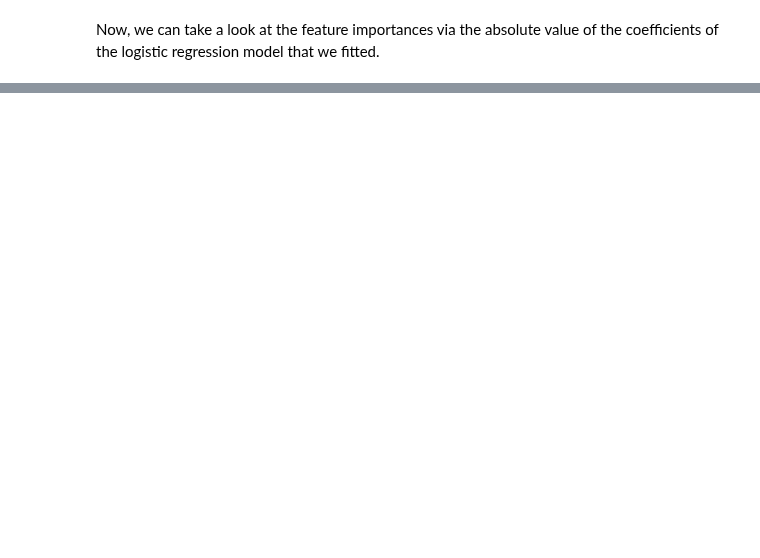
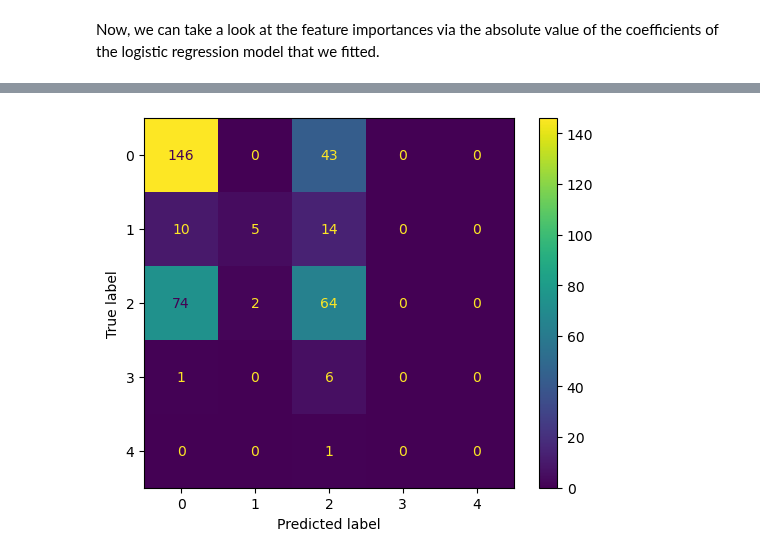
Before and after one commit to diverse-data-hub/diverse-data-hub.github.io, a Jupyter notebook: website_files/notebooks/py-hcmst.ipynb, the cells around one changed output, grey strips where cells are left out. Cells and saved outputs as stored; diff of their text form; code cells hidden in the pictures; blank space fills up the shorter version.

Commit message:
start prediction

```diff
--- a/website_files/notebooks/py-hcmst.ipynb
+++ b/website_files/notebooks/py-hcmst.ipynb
@@ -325,5 +272,5 @@ hcmst.head()
 X = hcmst.drop(columns=['relationship_quality'])
 y = hcmst['relationship_quality']
 
-X_train, X_test, y_train, y_test = train_test_split(X, y, test_size=0.3, random_state=123)
+X_train, X_test, y_train, y_test = train_test_split(X, y, test_size=0.3, random_state=123, stratify=y)
 # %% [markdown]
@@ -379,0 +358,4 @@ abs_coef_df
+# %%
+# accuracy
+# use confusion matrix
+predictions = logistic_regression_model.predict(X_test_transformed)
@@ -379,0 +378,8 @@ abs_coef_df
+# %%
+import matplotlib.pyplot as plt
+cm = confusion_matrix(y_test, predictions)
+disp = ConfusionMatrixDisplay(confusion_matrix=cm)
+disp.plot()
+plt.show()
+# %% [output]
+[figure, added]
```
Also changed, not shown: parts of 19 cells of this notebook.
